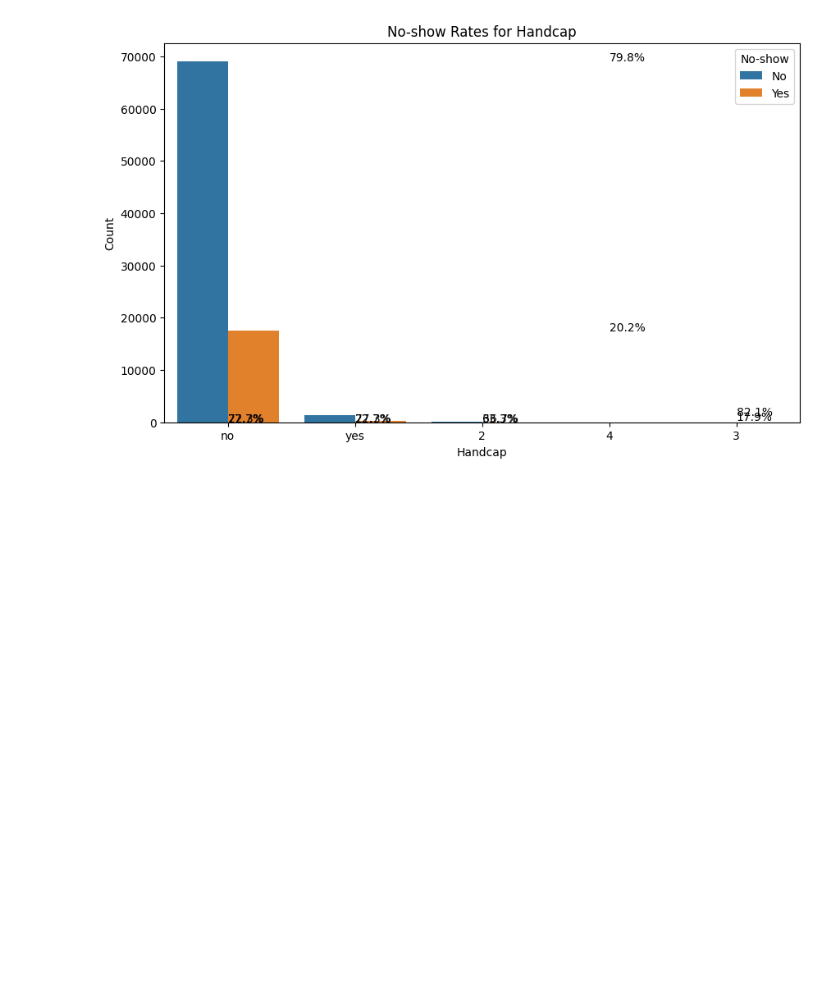
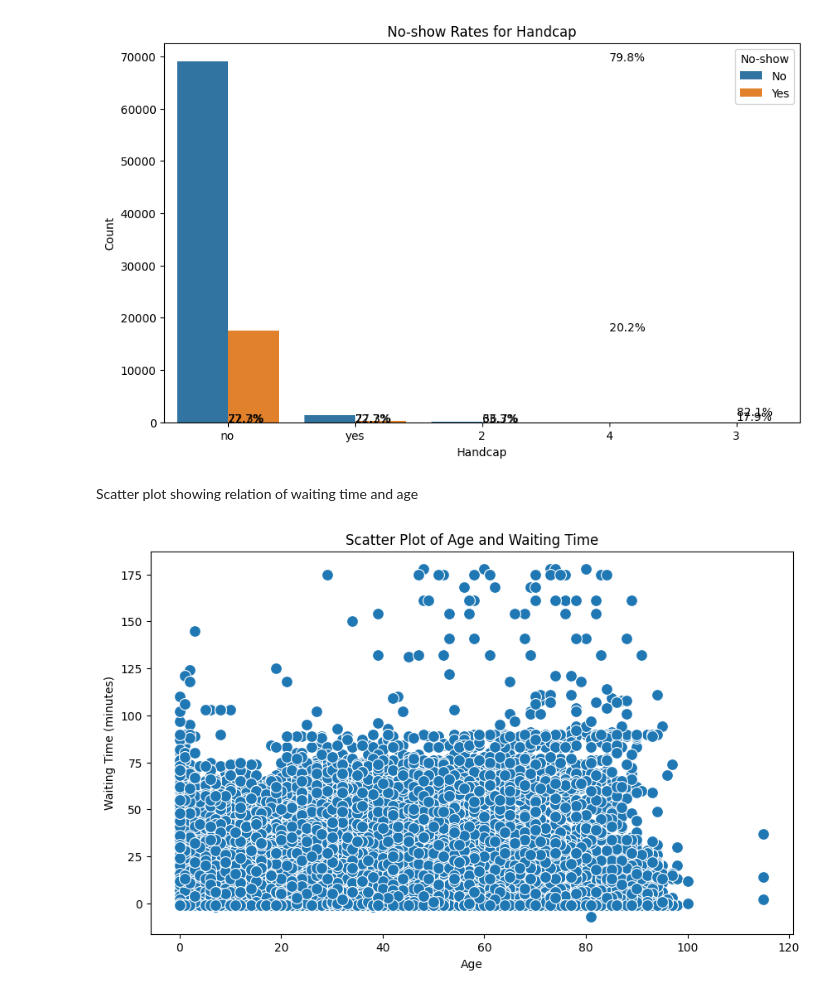
Before and after one commit to kiraduske/DataScience_project, a Jupyter notebook: Data Science Project.ipynb, the cells around one changed output. Cells and saved outputs as stored; diff of their text form; code cells hidden in the pictures; blank space fills up the shorter version.

```diff
--- a/Data Science Project.ipynb
+++ b/Data Science Project.ipynb
@@ -267,3 +267,17 @@ for i in range(len(Handcap_counts)):
         Handcap_cp.text(i, count, f'{percentage:.1f}%')
 # %% [output]
 [figure]
+# %% [markdown]
+Scatter plot showing relation of waiting time and age
+# %%
+# Scatter plot
+plt.figure(figsize=(10, 6))
+sns.scatterplot(x='Age', y='WaitingTime', data=df, s=100)
+
+plt.title('Scatter Plot of Age and Waiting Time')
+plt.xlabel('Age')
+plt.ylabel('Waiting Time (minutes)')
+
+plt.show()
+# %% [output]
+[figure, added]
```
Also changed, not shown: parts of 11 cells of this notebook.
